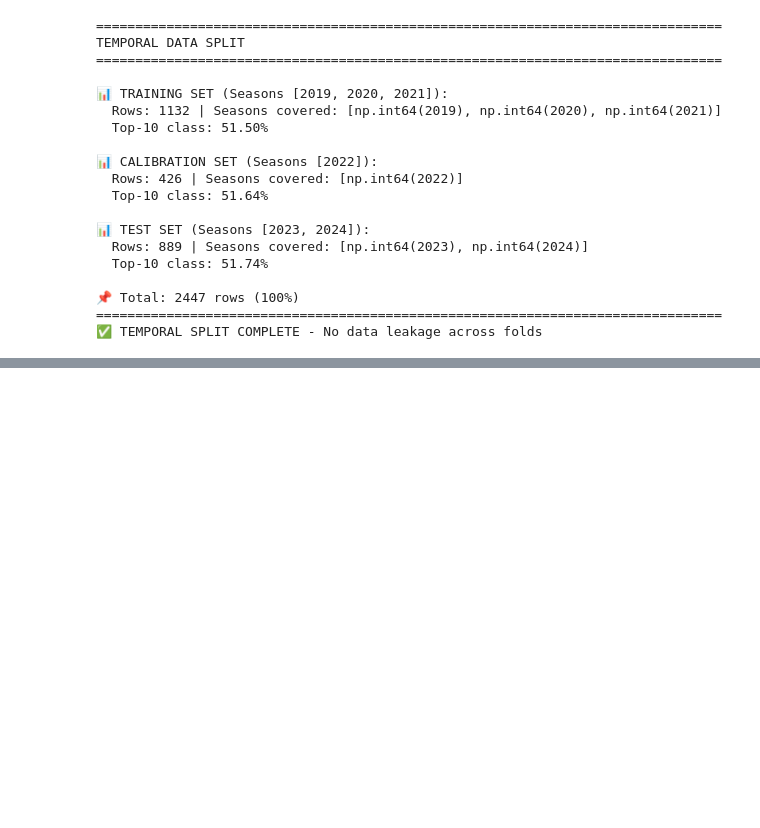
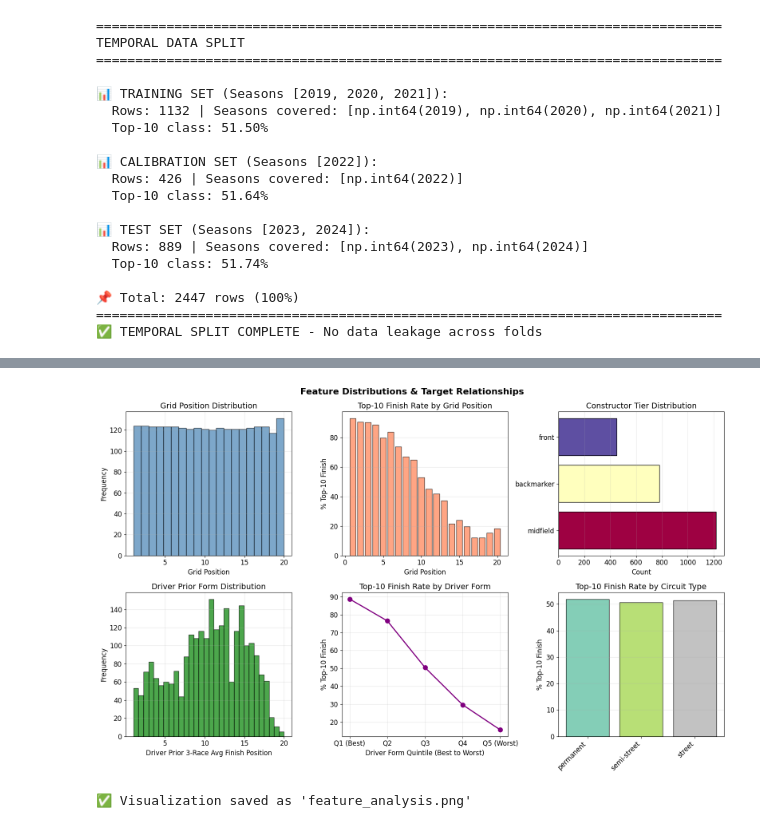
Before and after one commit to IgnaciaHerrera/Capstone, a Jupyter notebook: Hito 1/hito1_baseline.ipynb, the cells around one changed output, grey strips where cells are left out. Drawn from its saved outputs; the diff is of its cells as text; code cells hidden in the pictures; blank space fills up the shorter version.

```diff
--- a/Hito 1/hito1_baseline.ipynb
+++ b/Hito 1/hito1_baseline.ipynb
@@ -233,0 +369,76 @@ TEMPORAL DATA SPLIT
+# %%
+# ============================================================================
+# VISUALIZATIONS: Feature Distributions & Target Relationships
+# ============================================================================
+
+fig, axes = plt.subplots(2, 3, figsize=(16, 10))
+fig.suptitle('Feature Distributions & Target Relationships', fontsize=16, fontweight='bold')
+
+# 1. Grid Position Distribution
+ax = axes[0, 0]
+ax.hist(df['grid_position'], bins=20, color='steelblue', alpha=0.7, edgecolor='black')
+ax.set_xlabel('Grid Position')
+ax.set_ylabel('Frequency')
+ax.set_title('Grid Position Distribution')
+ax.grid(True, alpha=0.3)
+
+# 2. Grid Position vs Target
+ax = axes[0, 1]
+df_temp = df.groupby('grid_position')['is_top10'].agg(['sum', 'count'])
+df_temp['top10_pct'] = (df_temp['sum'] / df_temp['count'] * 100).values
+ax.bar(df_temp.index, df_temp['top10_pct'], color='coral', alpha=0.7, edgecolor='black')
+ax.set_xlabel('Grid Position')
+ax.set_ylabel('% Top-10 Finish')
+ax.set_title('Top-10 Finish Rate by Grid Position')
+ax.grid(True, alpha=0.3, axis='y')
+
+# 3. Constructor Tier Distribution
+ax = axes[0, 2]
+constructor_counts = df['constructor_tier'].value_counts()
+colors_tier = plt.cm.Spectral(np.linspace(0, 1, len(constructor_counts)))
+ax.barh(constructor_counts.index, constructor_counts.values, color=colors_tier, edgecolor='black')
+ax.set_xlabel('Count')
+ax.set_title('Constructor Tier Distribution')
+ax.grid(True, alpha=0.3, axis='x')
+
+# 4. Driver Prior Finish Distribution
+ax = axes[1, 0]
+ax.hist(df['driver_prior3_avg_finish'], bins=30, color='green', alpha=0.7, edgecolor='black')
+ax.set_xlabel('Driver Prior 3-Race Avg Finish Position')
+ax.set_ylabel('Frequency')
+ax.set_title('Driver Prior Form Distribution')
+ax.grid(True, alpha=0.3)
+
+# 5. Driver Prior vs Target
+ax = axes[1, 1]
+# Create bins for driver prior form
+df['driver_prior_bins'] = pd.cut(df['driver_prior3_avg_finish'], bins=5)
+driver_form_target = df.groupby('driver_prior_bins', observed=True)['is_top10'].agg(['sum', 'count'])
+driver_form_target['top10_pct'] = (driver_form_target['sum'] / driver_form_target['count'] * 100).values
+ax.plot(range(len(driver_form_target)), driver_form_target['top10_pct'], marker='o', linewidth=2, markersize=8, color='purple')
+ax.set_xlabel('Driver Form Quintile (Best to Worst)')
+ax.set_ylabel('% Top-10 Finish')
+ax.set_title('Top-10 Finish Rate by Driver Form')
+ax.set_xticks(range(len(driver_form_target)))
+ax.set_xticklabels(['Q1 (Best)', 'Q2', 'Q3', 'Q4', 'Q5 (Worst)'])
+ax.grid(True, alpha=0.3)
+
+# 6. Circuit Type vs Target
+ax = axes[1, 2]
+circuit_target = df.groupby('circuit_type')['is_top10'].agg(['sum', 'count'])
+circuit_target['top10_pct'] = (circuit_target['sum'] / circuit_target['count'] * 100).values
+colors_circuit = plt.cm.Set2(np.linspace(0, 1, len(circuit_target)))
+ax.bar(circuit_target.index, circuit_target['top10_pct'], color=colors_circuit, alpha=0.8, edgecolor='black')
+ax.set_ylabel('% Top-10 Finish')
+ax.set_title('Top-10 Finish Rate by Circuit Type')
+ax.grid(True, alpha=0.3, axis='y')
+plt.xticks(rotation=45, ha='right')
+
+plt.tight_layout()
+plt.savefig('feature_analysis.png', dpi=100, bbox_inches='tight')
+plt.show()
+
+print("\n✅ Visualization saved as 'feature_analysis.png'")
+# %% [output]
+[figure, added]
+✅ Visualization saved as 'feature_analysis.png'
```
Also changed, not shown: parts of 16 cells of this notebook, 1 other file.
